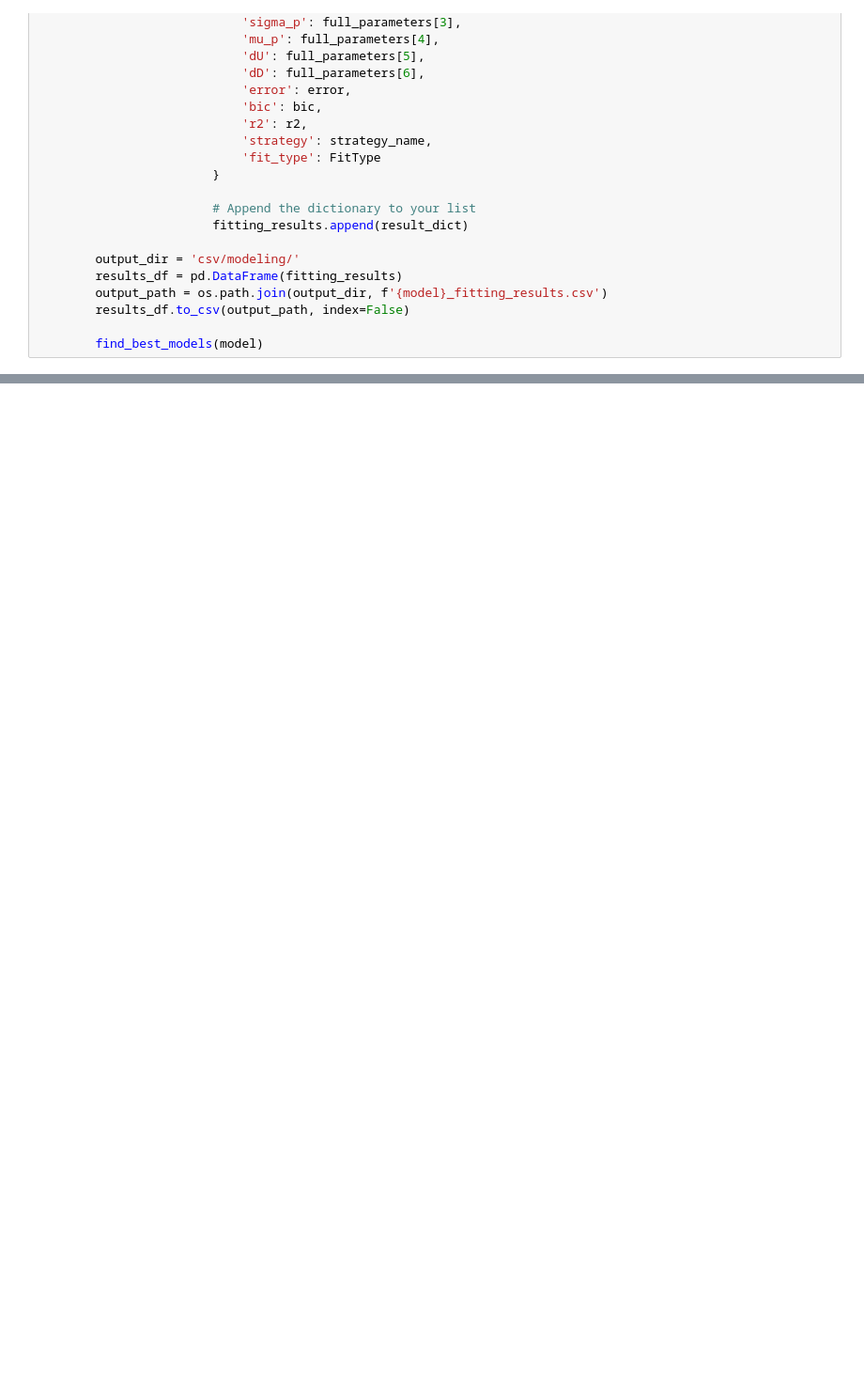
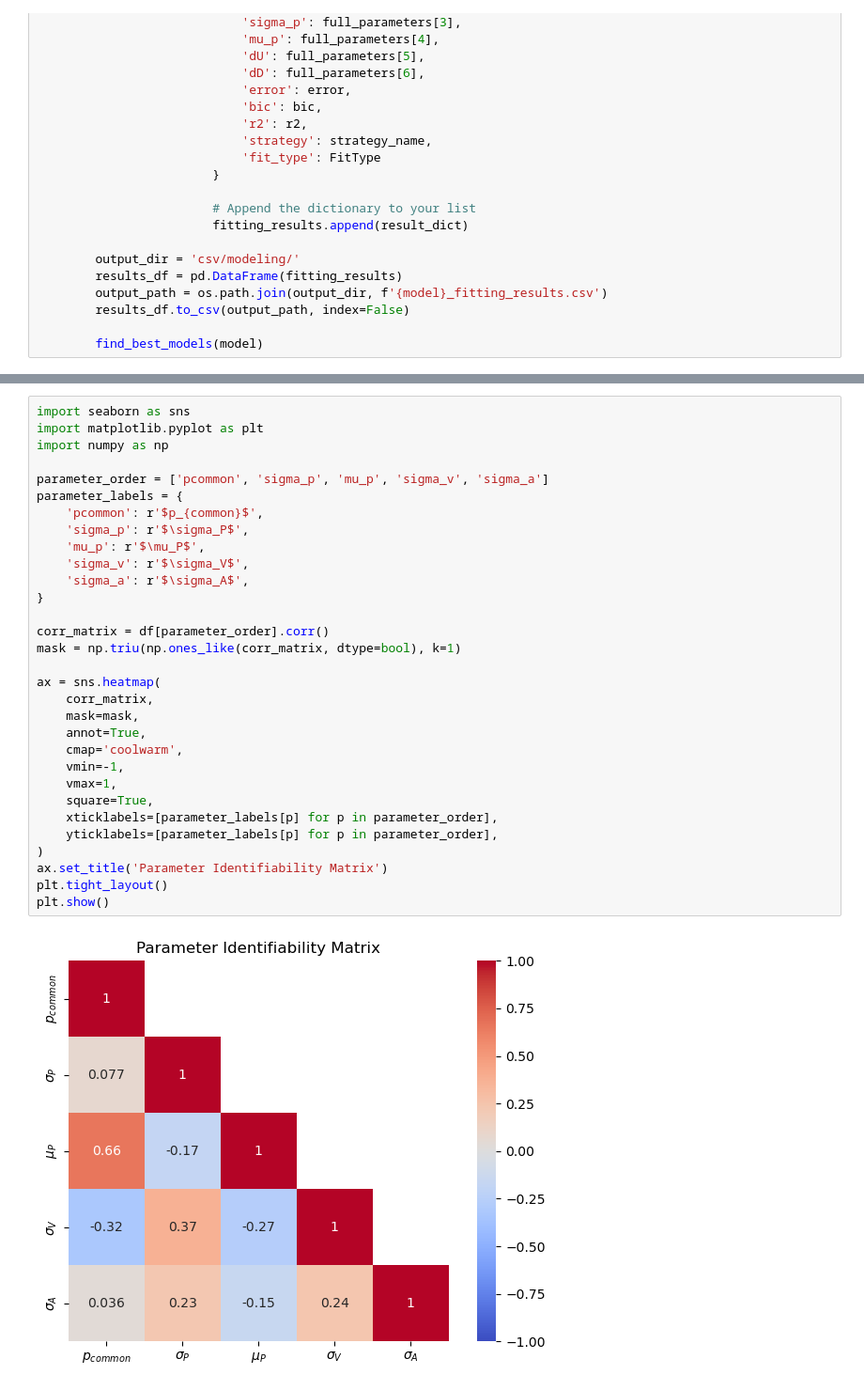
Before and after one commit to chanyca/blindspot-multisensory, a Jupyter notebook: Data/model_fitting.ipynb, the cells around one changed output, grey strips where cells are left out. Shown at 94% size. Cells and saved outputs as stored; diff of their text form; blank space fills up the shorter version.

```diff
--- a/Data/model_fitting.ipynb
+++ b/Data/model_fitting.ipynb
@@ -178,0 +231,33 @@ for model, fitting_done in zip(['bci', 'ff', 'mle', 'fs'], [bci_fitting_done, ff
+# %%
+import seaborn as sns
+import matplotlib.pyplot as plt
+import numpy as np
+
+parameter_order = ['pcommon', 'sigma_p', 'mu_p', 'sigma_v', 'sigma_a']
+parameter_labels = {
+    'pcommon': r'$p_{common}$',
+    'sigma_p': r'$\sigma_P$',
+    'mu_p': r'$\mu_P$',
+    'sigma_v': r'$\sigma_V$',
+    'sigma_a': r'$\sigma_A$',
+}
+
+corr_matrix = df[parameter_order].corr()
+mask = np.triu(np.ones_like(corr_matrix, dtype=bool), k=1)
+
+ax = sns.heatmap(
+    corr_matrix,
+    mask=mask,
+    annot=True,
+    cmap='coolwarm',
+    vmin=-1,
+    vmax=1,
+    square=True,
+    xticklabels=[parameter_labels[p] for p in parameter_order],
+    yticklabels=[parameter_labels[p] for p in parameter_order],
+)
+ax.set_title('Parameter Identifiability Matrix')
+plt.tight_layout()
+plt.show()
+# %% [output]
+[figure, added]
```
Also changed, not shown: parts of 2 cells of this notebook, 6 other files.
